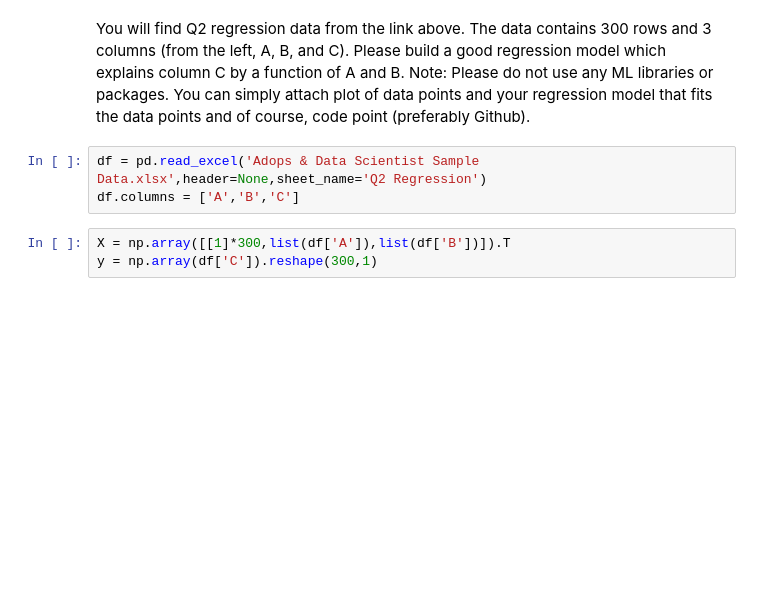
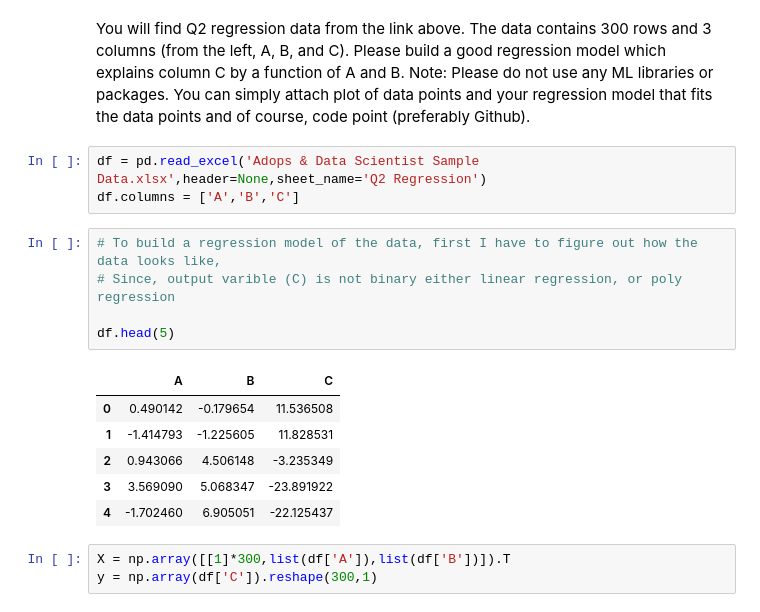
Before and after one commit to dayjang/Online_Test_M, a Jupyter notebook: moloco_q2.ipynb, the cells around one changed output. Cells and saved outputs as stored; diff of their text form; blank space fills up the shorter version.

```diff
--- a/moloco_q2.ipynb
+++ b/moloco_q2.ipynb
@@ -10,6 +10,18 @@ Note: Please do not use any ML libraries or packages. You can simply attach plot
 # %%
 df = pd.read_excel('Adops & Data Scientist Sample Data.xlsx',header=None,sheet_name='Q2 Regression')
 df.columns = ['A','B','C']
+# %%
+# To build a regression model of the data, first I have to figure out how the data looks like,
+# Since, output varible (C) is not binary either linear regression, or poly regression
+
+df.head(5)
+# %% [output]
+|  | A | B | C |
+| 0 | 0.490142 | -0.179654 | 11.536508 |
+| 1 | -1.414793 | -1.225605 | 11.828531 |
+| 2 | 0.943066 | 4.506148 | -3.235349 |
+| 3 | 3.569090 | 5.068347 | -23.891922 |
+| 4 | -1.702460 | 6.905051 | -22.125437 |
 # %%
 X = np.array([[1]*300,list(df['A']),list(df['B'])]).T
 y = np.array(df['C']).reshape(300,1)
```
Also changed, not shown: parts of 12 cells of this notebook.
